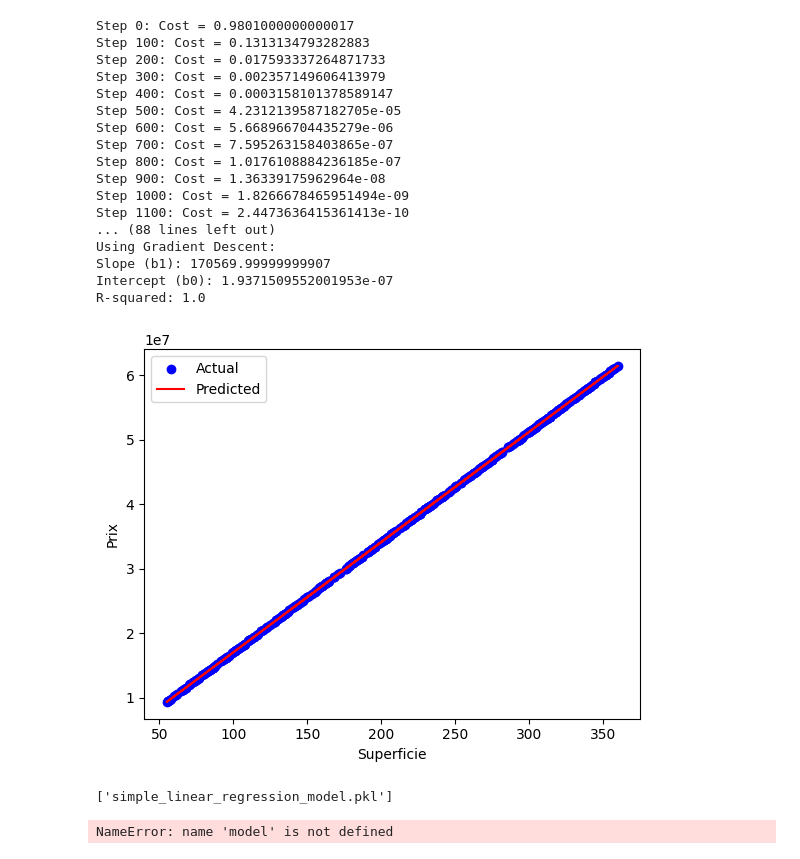
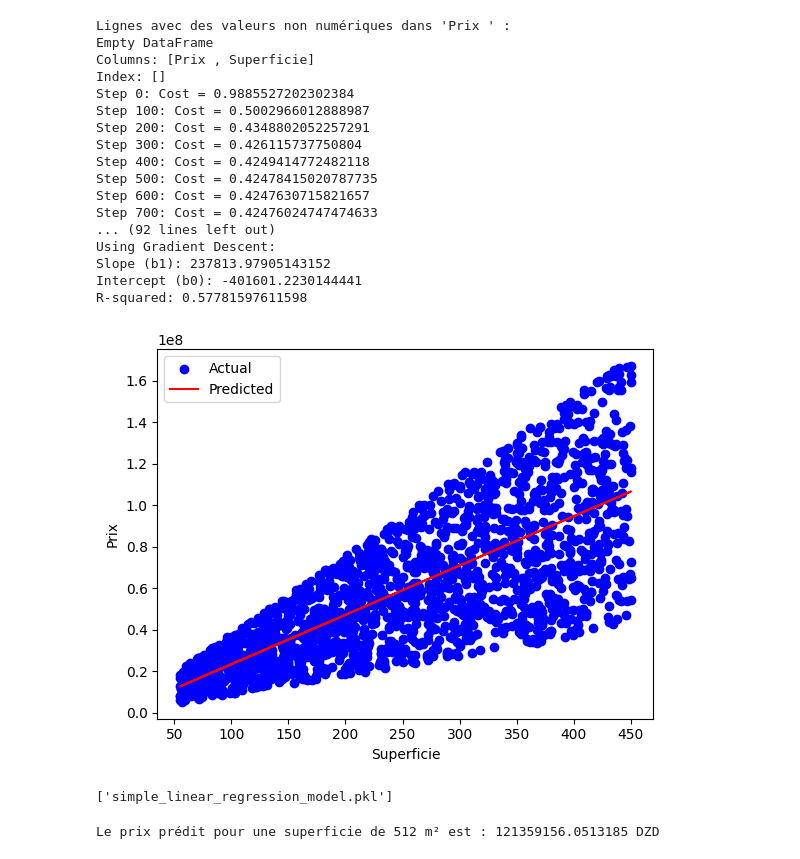
Before and after one commit to chawkibhd/propremodelIA, a Jupyter notebook: backend/model_training.ipynb, the cells around one changed output. Cells and saved outputs as stored; diff of their text form; code cells hidden in the pictures.

```diff
--- a/backend/model_training.ipynb
+++ b/backend/model_training.ipynb
@@ -8,54 +8,69 @@ import joblib
 from model.SimpleLinearRegression import SimpleLinearRegression
 
 # Charger les données
-df = pd.read_excel('/Users/chawkibhd/Desktop/propremodel/Prix-Moyen-Au-m²-Algerie.xlsx')
+df = pd.read_excel('/Users/chawkibhd/Desktop/propremodel/backend/data/DataSets_01.xlsx')
+
+# Convertir les colonnes 'Superficie' et 'Prix ' en numériques, en remplaçant les erreurs par NaN
+df['Superficie'] = pd.to_numeric(df['Superficie'], errors='coerce')
+df['Prix '] = pd.to_numeric(df['Prix '], errors='coerce')
+
+# Supprimer les lignes contenant des NaN dans 'Superficie' ou 'Prix '
+df.dropna(subset=['Superficie', 'Prix '], inplace=True)
+
+# Identifier les lignes où 'Prix ' contient des valeurs non numériques
+non_numeric_rows = df[df['Prix '].isna()]
+
+# Afficher les lignes avec des valeurs non numériques dans 'Prix '
+print("Lignes avec des valeurs non numériques dans 'Prix ' :")
+print(non_numeric_rows)
 
 # Extraire les variables d'entrée et de sortie
 X = df[['Superficie']].values
 y = df['Prix '].values
+
 
 # Diviser les données en ensembles d'entraînement et de test (70% entraînement, 30% test)
 X_train, X_test, y_train, y_test = train_test_split(X, y, test_size=0.3, random_state=42)
 
 # Initialiser et entraîner le modèle en utilisant la descente de gradient
 model = SimpleLinearRegression()
 model.fit(X_train, y_train, max_steps=10000, learning_rate=0.01)
 
 # Afficher les paramètres du modèle
 print(f"Using Gradient Descent:")
 print(f"Slope (b1): {model.slope}")
 print(f"Intercept (b0): {model.intercept}")
 
 # Évaluer le modèle
 r2_score = model.score(X_test, y_test)
 print(f"R-squared: {r2_score}")
 
 # Optionnel: Visualisation des résultats
 plt.scatter(X_test, y_test, color='blue', label='Actual')
 plt.plot(X_test, model.predict(X_test), color='red', label='Predicted')
 plt.xlabel('Superficie')
 plt.ylabel('Prix')
 plt.legend()
 plt.show()
 # %% [output]
-Step 0: Cost = 0.9801000000000017
-Step 100: Cost = 0.1313134793282883
-Step 200: Cost = 0.017593337264871733
-Step 300: Cost = 0.002357149606413979
-Step 400: Cost = 0.0003158101378589147
-Step 500: Cost = 4.2312139587182705e-05
-Step 600: Cost = 5.668966704435279e-06
-Step 700: Cost = 7.595263158403865e-07
-Step 800: Cost = 1.0176108884236185e-07
-Step 900: Cost = 1.36339175962964e-08
-Step 1000: Cost = 1.8266678465951494e-09
-Step 1100: Cost = 2.4473636415361413e-10
-... (88 lines left out)
+Lignes avec des valeurs non numériques dans 'Prix ' :
+Empty DataFrame
+Columns: [Prix , Superficie]
+Index: []
+Step 0: Cost = 0.9885527202302384
+Step 100: Cost = 0.5002966012888987
+Step 200: Cost = 0.4348802052257291
+Step 300: Cost = 0.426115737750804
+Step 400: Cost = 0.4249414772482118
+Step 500: Cost = 0.42478415020787735
+Step 600: Cost = 0.4247630715821657
+Step 700: Cost = 0.42476024747474633
+... (92 lines left out)
 Using Gradient Descent:
-Slope (b1): 170569.99999999907
-Intercept (b0): 1.9371509552001953e-07
-R-squared: 1.0
+Slope (b1): 237813.97905143152
+Intercept (b0): -401601.2230144441
+R-squared: 0.57781597611598
-[figure, old version]
+[figure, new version]
 # %%
 # Sauvegarder le modèle entraîné
 joblib.dump(model, 'simple_linear_regression_model.pkl')
@@ -70,4 +85,4 @@ superficie = 512
 prix_predicted = predict_price(superficie)
 print(f"Le prix prédit pour une superficie de {superficie} m² est : {prix_predicted} DZD")
 # %% [output]
-NameError: name 'model' is not defined
+Le prix prédit pour une superficie de 512 m² est : 121359156.0513185 DZD
```
Also changed, not shown: parts of 5 cells of this notebook, 3 other files.
